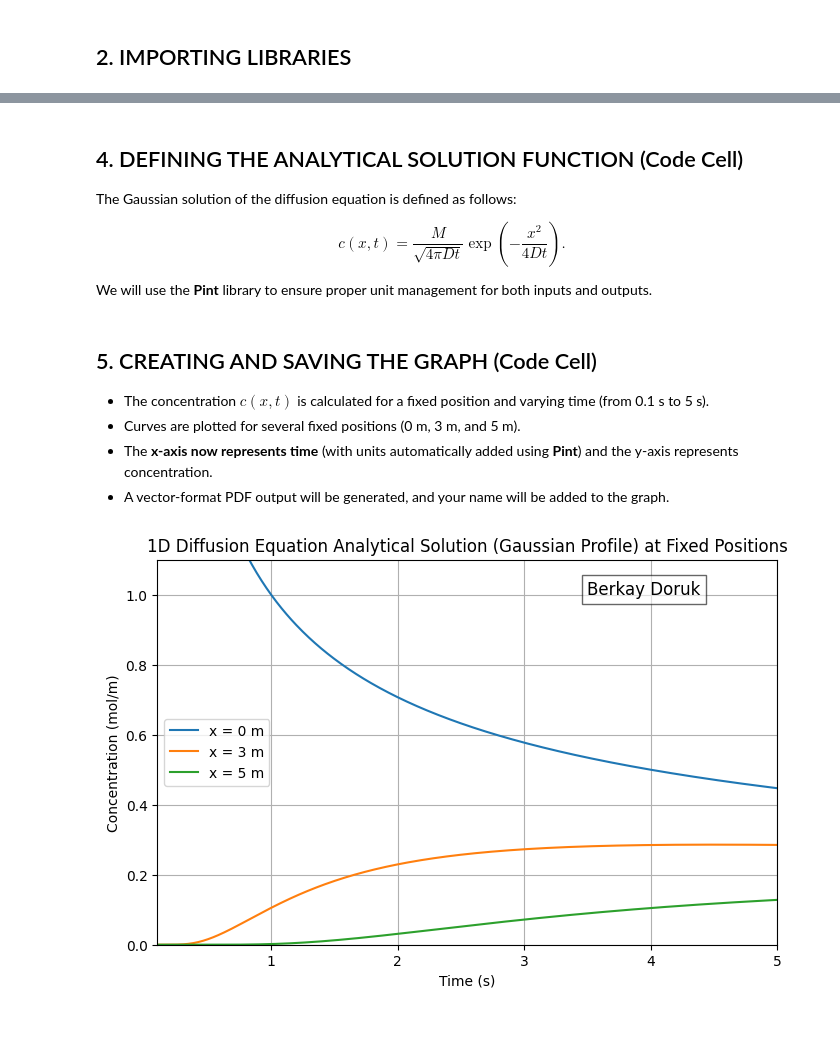
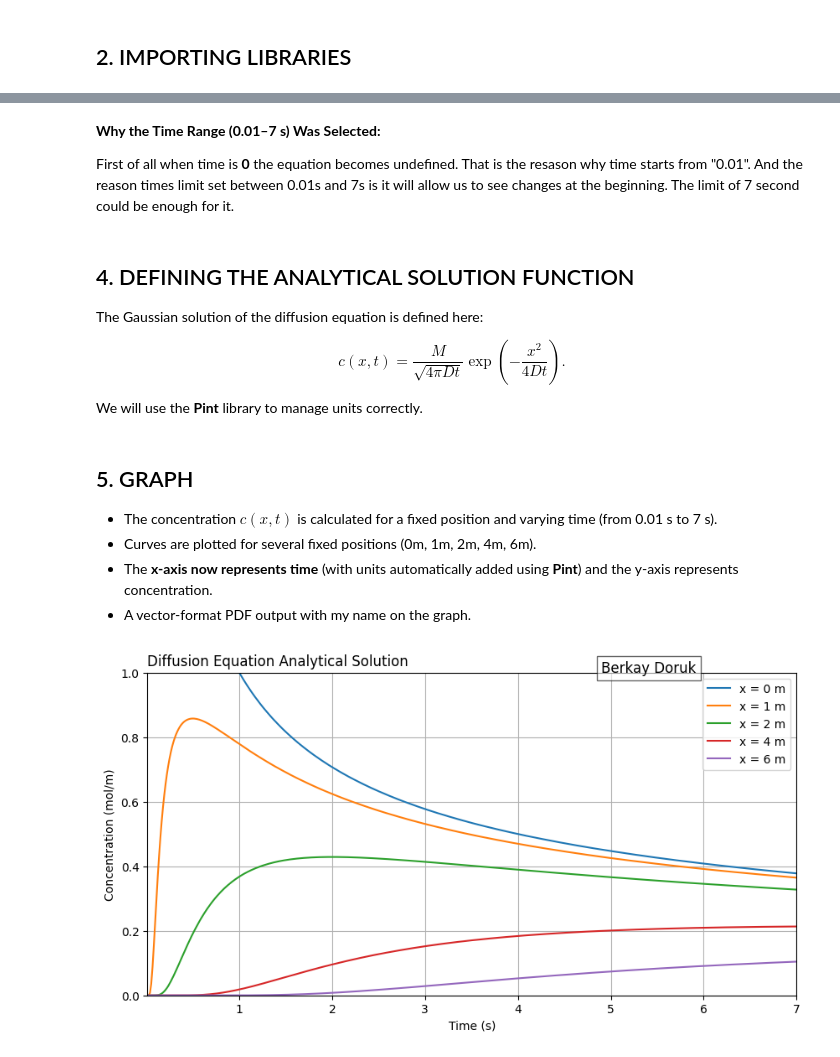
Before and after one commit to berkaydoruk/AGH-MPS-2025, a Jupyter notebook: lab_02/lab2.ipynb, the cells around one changed output, grey strips where cells are left out. Cells and saved outputs as stored; diff of their text form; code cells hidden in the pictures; blank space fills up the shorter version.

```diff
--- a/lab_02/lab2.ipynb
+++ b/lab_02/lab2.ipynb
@@ -48,67 +52,61 @@ The following parameters were chosen:
 # %%
-# Selecting parameters
+# Params
 D = 1.0 * si.meter**2 / si.second
-M = (np.sqrt(4 * np.pi)) * si.mole  # Adjusted for c(0,1s) = 1.0 mol/m
+M = (np.sqrt(4 * np.pi)) * si.mole
 
-# Fixed positions to track concentration evolution over time
-pos = [0, 3, 5]  # in meters
+pos = [0, 1, 2, 4, 6]
 pos = [p * si.meter for p in pos]
 
-# Time range (avoid t=0 to prevent division by zero)
-t = np.linspace(0.1, 5, 500) * si.second
+t = np.linspace(0.01, 7, 500) * si.second # To avoid RuntimeWarning: divide by zero encountered in divide in GRAPH 0 --> 0.001
+# %% [markdown]
+**Why the Time Range (0.01–7 s) Was Selected:**
+
+First of all when time is **0** the equation becomes undefined. That is the resason why time starts from "0.01". And the reason times limit set between 0.01s and 7s is it will allow us to see changes at the beginning. The limit of 7 second could be enough for it.
 # %% [markdown]
-## 4. DEFINING THE ANALYTICAL SOLUTION FUNCTION (Code Cell)
+## 4. DEFINING THE ANALYTICAL SOLUTION FUNCTION
 
-The Gaussian solution of the diffusion equation is defined as follows:
+The Gaussian solution of the diffusion equation is defined here:
 
 $$
 c(x, t) = \frac{M}{\sqrt{4 \pi D t}} \exp\left(-\frac{x^2}{4 D t}\right).
 $$
 
-We will use the **Pint** library to ensure proper unit management for both inputs and outputs.
+We will use the **Pint** library to manage units correctly.
 # %%
 def concentration(x, t):
-    """
-    x: Position (pint.Quantity, e.g., meters)
-    t: Time (pint.Quantity, e.g., seconds)
-    D, M: Global parameters (pint.Quantity)
-    return: Concentration (pint.Quantity, e.g., mol/m)
-    """
-    # c(x,t) = (M / sqrt(4 * pi * D * t)) * exp( - x^2 / (4 * D * t) )
     # M, D, t -> Computed while preserving Pint units
-    c_val = (M / ((4 * np.pi * D * t) ** 0.5)) * np.exp(-x**2 / (4 * D * t))
+    c_val = (M / ((4 * np.pi * D * t) ** 0.5)) * np.exp(-x**2 / (4 * D * t)) # c(x,t)
     return c_val
 # %% [markdown]
-## 5. CREATING AND SAVING THE GRAPH (Code Cell)
+## 5. GRAPH
 
-- The concentration $ c(x,t) $ is calculated for a fixed position and varying time (from 0.1 s to 5 s).
-- Curves are plotted for several fixed positions (0 m, 3 m, and 5 m).
+- The concentration $ c(x,t) $ is calculated for a fixed position and varying time (from 0.01 s to 7 s).
+- Curves are plotted for several fixed positions (0m, 1m, 2m, 4m, 6m).
 - The **x‑axis now represents time** (with units automatically added using **Pint**) and the y‑axis represents concentration.
-- A vector-format PDF output will be generated, and your name will be added to the graph.
+- A vector-format PDF output with my name on the graph.
 # %%
-plt.figure(figsize=(8, 5))
+plt.figure(figsize=(10, 5))
 
-# Plot concentration curves for each fixed position as a function of time
+# Times
 for x_val in pos:
-    c = concentration(x_val, t).to('mol/m')  # Ensure concentration is in "mol/m"
+    c = concentration(x_val, t).to('mol/m')  # Concentration as in "mol/m"
     plt.plot(t.magnitude, c.magnitude, label=f"x = {x_val:~P}")
 
-# Add Pint units to the axis labels
+# Add Pint units to the labes
 plt.xlabel(f"Time ({t.units:~P})")
 plt.ylabel(f"Concentration ({c.units:~P})")
 
 # Graph limits
 plt.xlim(t.magnitude[0], t.magnitude[-1])
-plt.ylim(0, 1.1)  # Adding a bit of space above the peak
+plt.ylim(0, 1)  # Adding spaces
 
-plt.title("1D Diffusion Equation Analytical Solution (Gaussian Profile) at Fixed Positions")
+plt.title("Diffusion Equation Analytical Solution", loc='left')
 plt.grid(True)
 plt.legend()
 
-# Add name to the graph
 plt.text(t.magnitude[-1]*0.7, 1.0, 'Berkay Doruk', fontsize=12, bbox=dict(facecolor='white', alpha=0.6))
 
-#plt.savefig("diffusion_plot.pdf", format="pdf", bbox_inches="tight")
+plt.savefig("diffusion_plot.pdf", format="pdf", bbox_inches="tight")
 plt.show()
 # %% [output]
-[figure, old version]
+[figure, new version]
```
Also changed, not shown: parts of 5 cells of this notebook, 2 other files.
